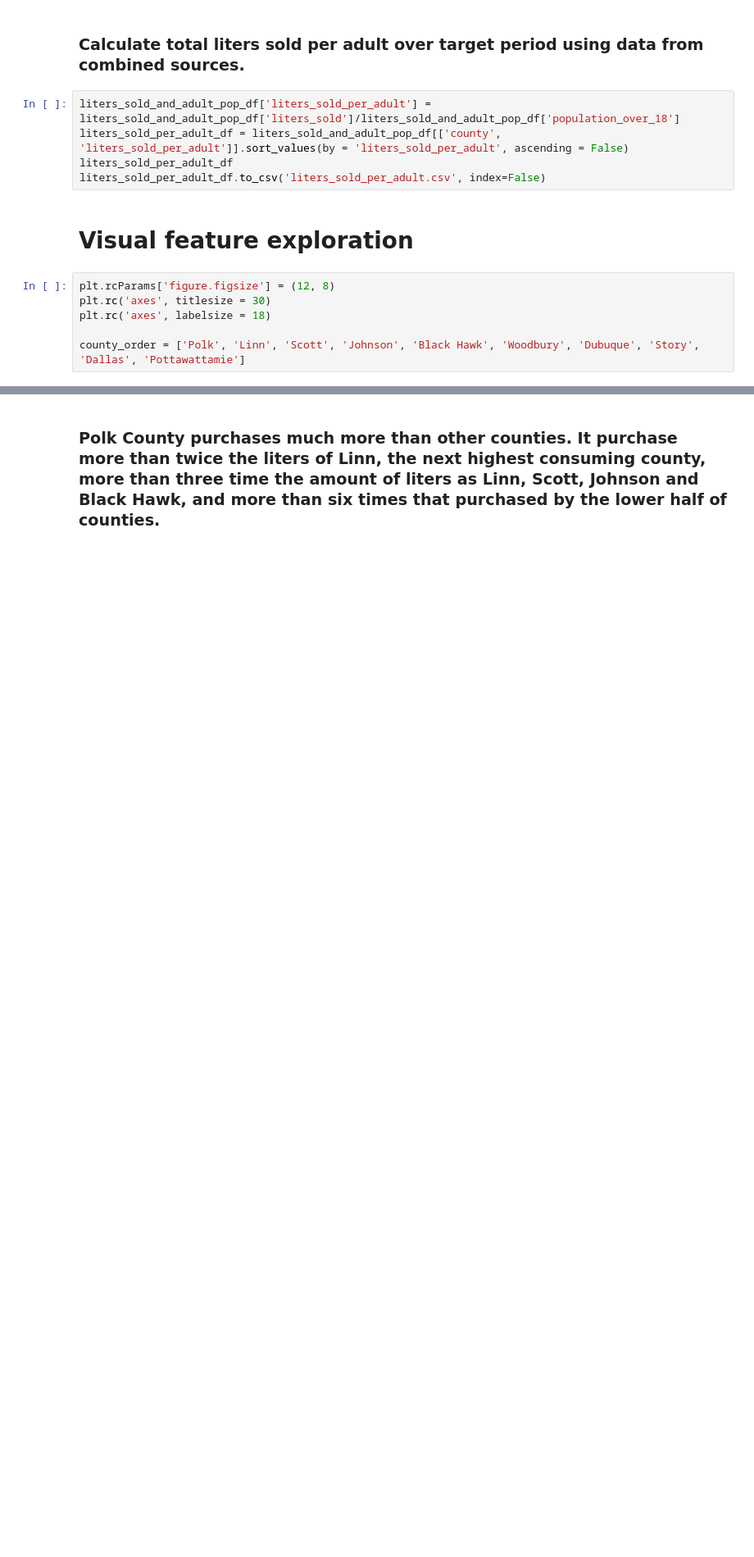
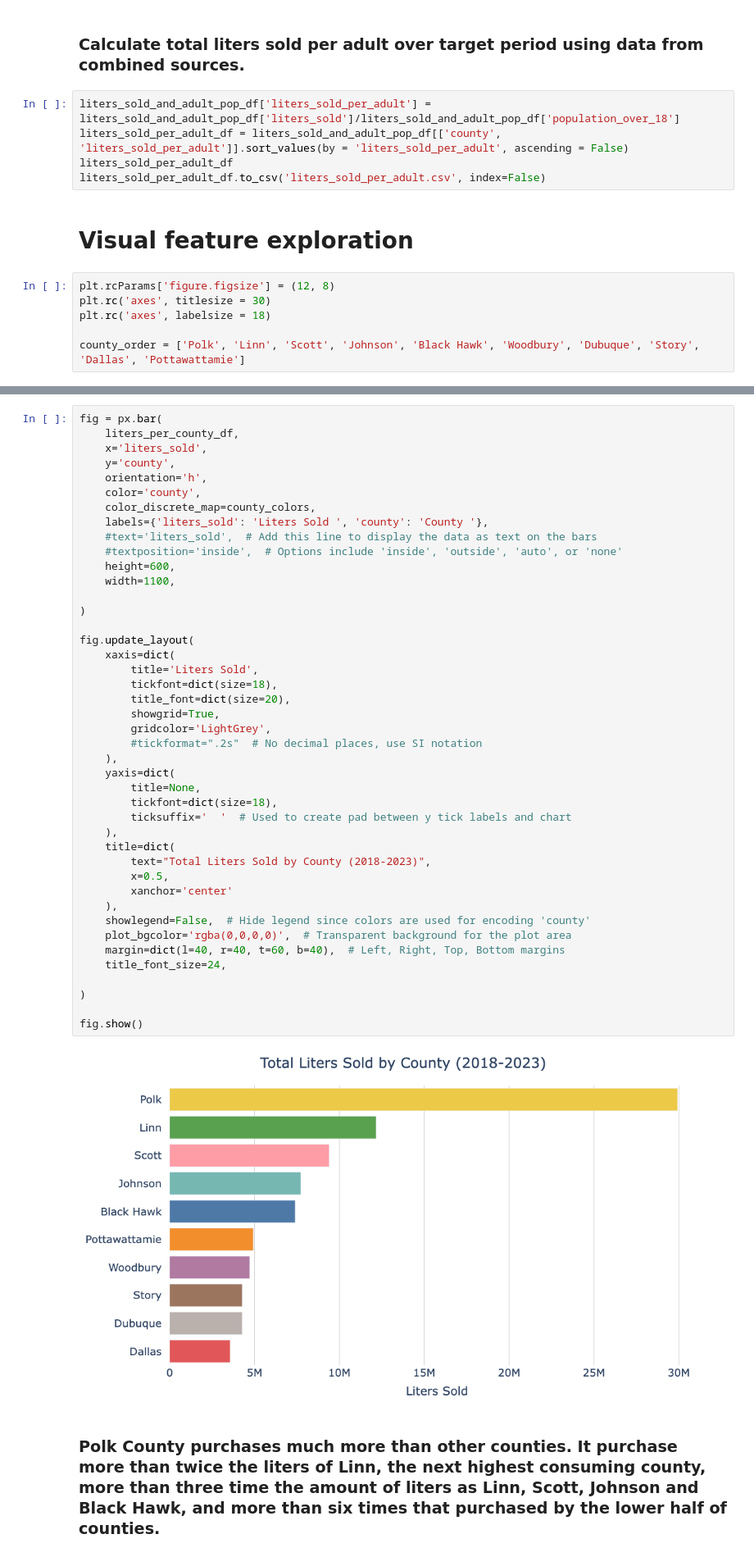
Before and after one commit to amoutafian/iowa_liquor_project, a Jupyter notebook: Iowa _liquor_exploratory_analysis.ipynb, the cells around one changed output, grey strips where cells are left out. Shown at 82% size. Drawn from its saved outputs; the diff is of its cells as text; blank space fills up the shorter version.

```diff
--- a/Iowa _liquor_exploratory_analysis.ipynb
+++ b/Iowa _liquor_exploratory_analysis.ipynb
@@ -226,3 +181,48 @@ fig.show()
+# %%
+fig = px.bar(
+    liters_per_county_df,
+    x='liters_sold',
+    y='county',
+    orientation='h',
+    color='county',
+    color_discrete_map=county_colors,
+    labels={'liters_sold': 'Liters Sold ', 'county': 'County '},
+    #text='liters_sold',  # Add this line to display the data as text on the bars
+    #textposition='inside',  # Options include 'inside', 'outside', 'auto', or 'none'
+    height=600,
+    width=1100,
+
+)
+
+fig.update_layout(
+    xaxis=dict(
+        title='Liters Sold',
+        tickfont=dict(size=18),
+        title_font=dict(size=20),
+        showgrid=True,
+        gridcolor='LightGrey',
+        #tickformat=".2s"  # No decimal places, use SI notation
+    ),
+    yaxis=dict(
+        title=None,
+        tickfont=dict(size=18),
+        ticksuffix='  '  # Used to create pad between y tick labels and chart
+    ),
+    title=dict(
+        text="Total Liters Sold by County (2018-2023)",
+        x=0.5,
+        xanchor='center'
+    ),
+    showlegend=False,  # Hide legend since colors are used for encoding 'county'
+    plot_bgcolor='rgba(0,0,0,0)',  # Transparent background for the plot area
+    margin=dict(l=40, r=40, t=60, b=40),  # Left, Right, Top, Bottom margins
+    title_font_size=24,
+
+)
+
+fig.show()
+# %% [output]
+[figure, added]
 # %% [markdown]
 ### Polk County purchases much more than other counties. It purchase more than twice the liters of Linn, the next highest consuming county, more than three time the amount of liters as Linn, Scott, Johnson and Black Hawk, and more than six times that purchased by the lower half of counties.
 # %%
```
Also changed, not shown: parts of 10 cells of this notebook, 3 other files.
